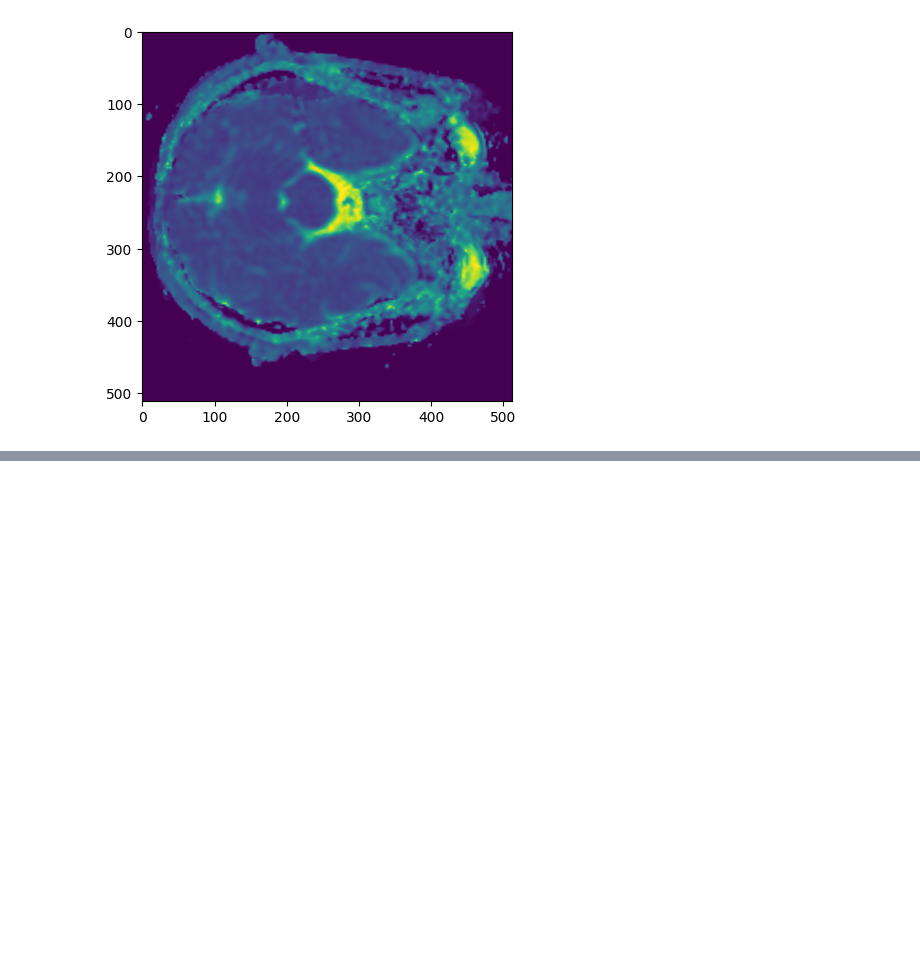
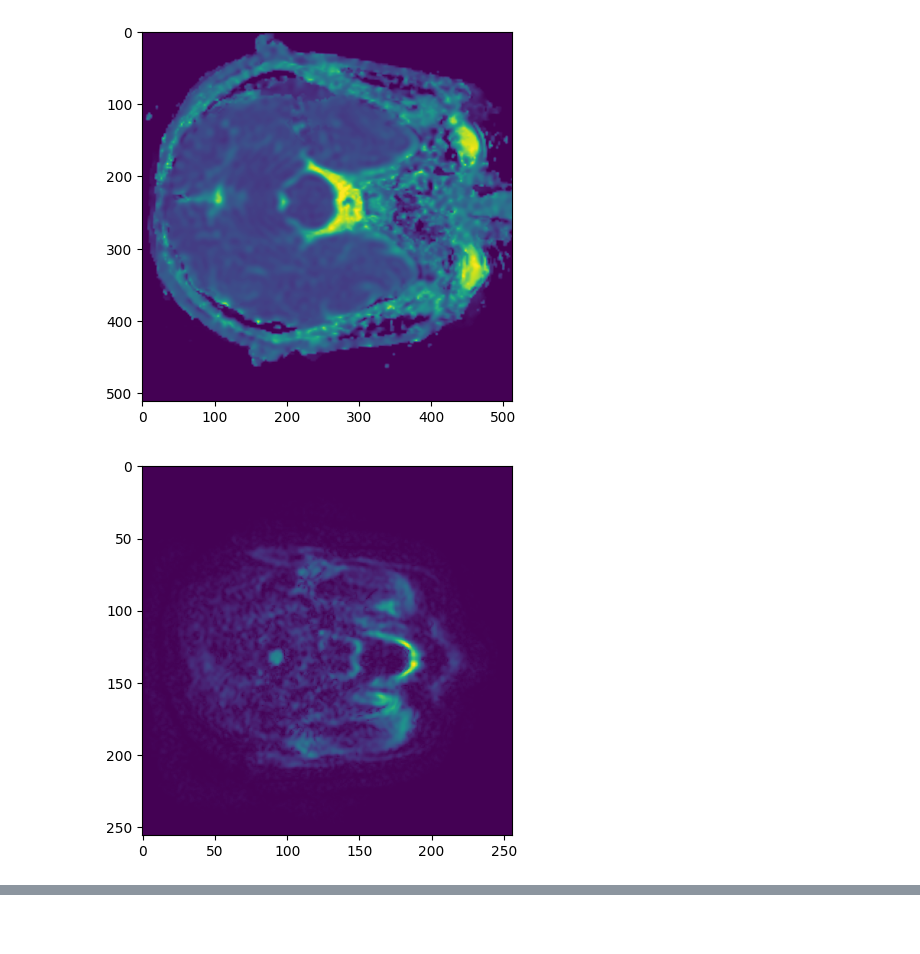
Before and after one commit to JulianGarciaDuarte/ACV_utilities, a Jupyter notebook: Make_dataset_ACV.ipynb, the cells around one changed output, grey strips where cells are left out. Drawn from its saved outputs; the diff is of its cells as text; code cells hidden in the pictures; blank space fills up the shorter version.

```diff
--- a/Make_dataset_ACV.ipynb
+++ b/Make_dataset_ACV.ipynb
@@ -239,0 +230,6 @@ feat
+# %%
+img = nb.load('/data/Datasets/stroke/ISBI_FOSCAL/ACV-208/2022-08-25-DWI/DWI.nii.gz').get_fdata()
+plt.imshow(img[:, :, 1, 0])
+plt.show()
+# %% [output]
+[figure, added]
```
Also changed, not shown: parts of 5 cells of this notebook, 1 other file.
